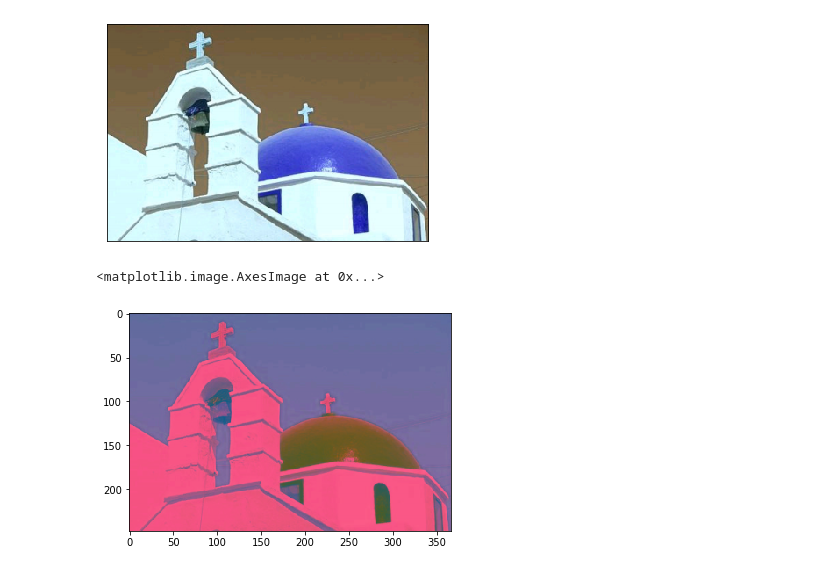
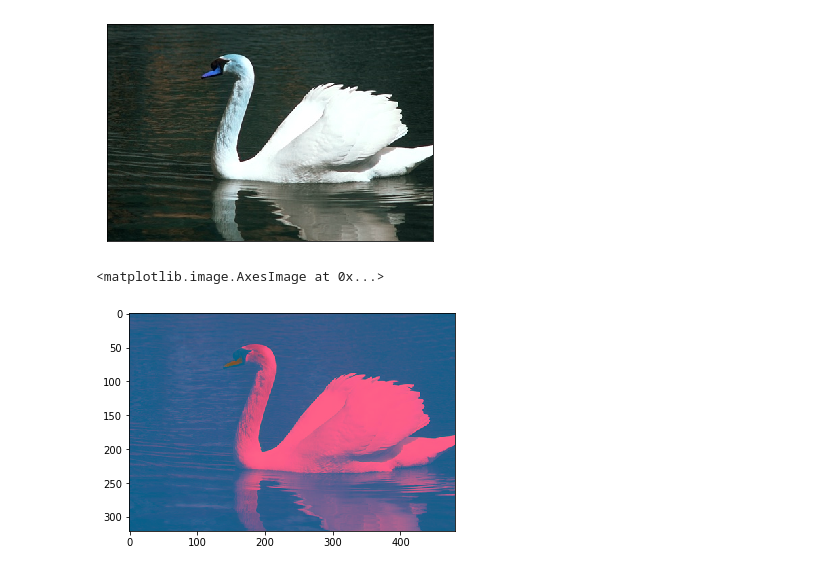
Before and after one commit to henockmamo54/POCS_CLUSTERING, a Jupyter notebook: Experiments/Image Segmentation exp/secondRound/_POCS.ipynb, the cells around one changed output. Saved outputs shown, nothing was run; the diff lists cells and outputs as text; code cells hidden in the pictures.

```diff
--- a/Experiments/Image Segmentation exp/secondRound/_POCS.ipynb
+++ b/Experiments/Image Segmentation exp/secondRound/_POCS.ipynb
@@ -135,21 +135,21 @@ def _k_init(X, n_clusters, x_squared_norms, random_state, n_local_trials=None):
 
     return centers
 # %%
-img=cv.imread('1.png')
+img=cv.imread('1 (1).jpg')
 # img=cv.cvtColor(img,cv.COLOR_BGR2RGB)
 
 plt.imshow(img)
 plt.xticks([])
 plt.yticks([])
 plt.grid(False)
 plt.show()
 
 pic=cv.cvtColor(img,cv.COLOR_RGB2LUV)
 plt.imshow(pic)
 # %% [output]
-[figure, old version]
+[figure, new version]
 <matplotlib.image.AxesImage at 0x...>
-[figure, old version]
+[figure, new version]
 # %%
 pic_n = pic.reshape(pic.shape[0]*pic.shape[1], pic.shape[2])
 # pic_n = pic.reshape(pic.shape[0]*pic.shape[1], 1)
```
Also changed, not shown: parts of 11 cells of this notebook, 20 other files.
